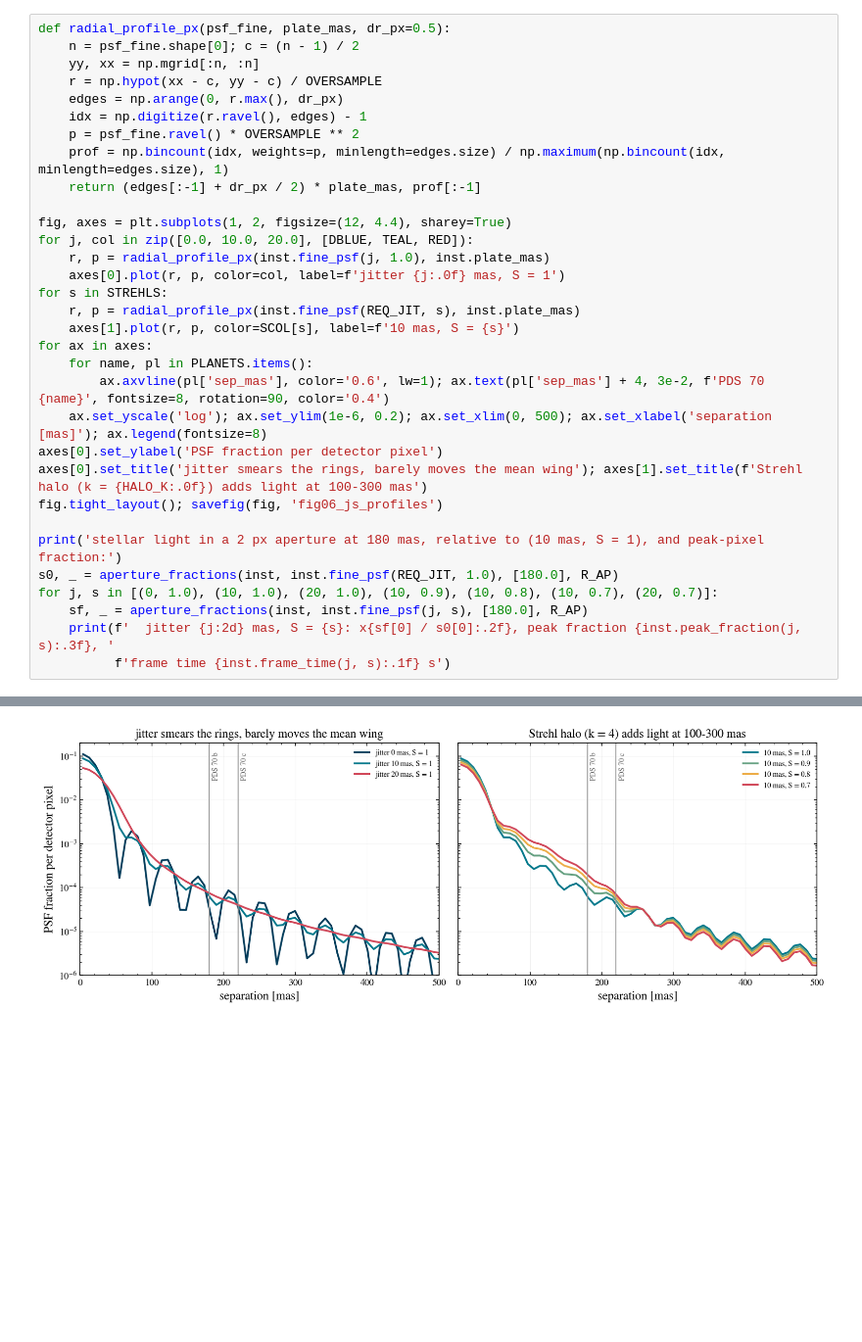
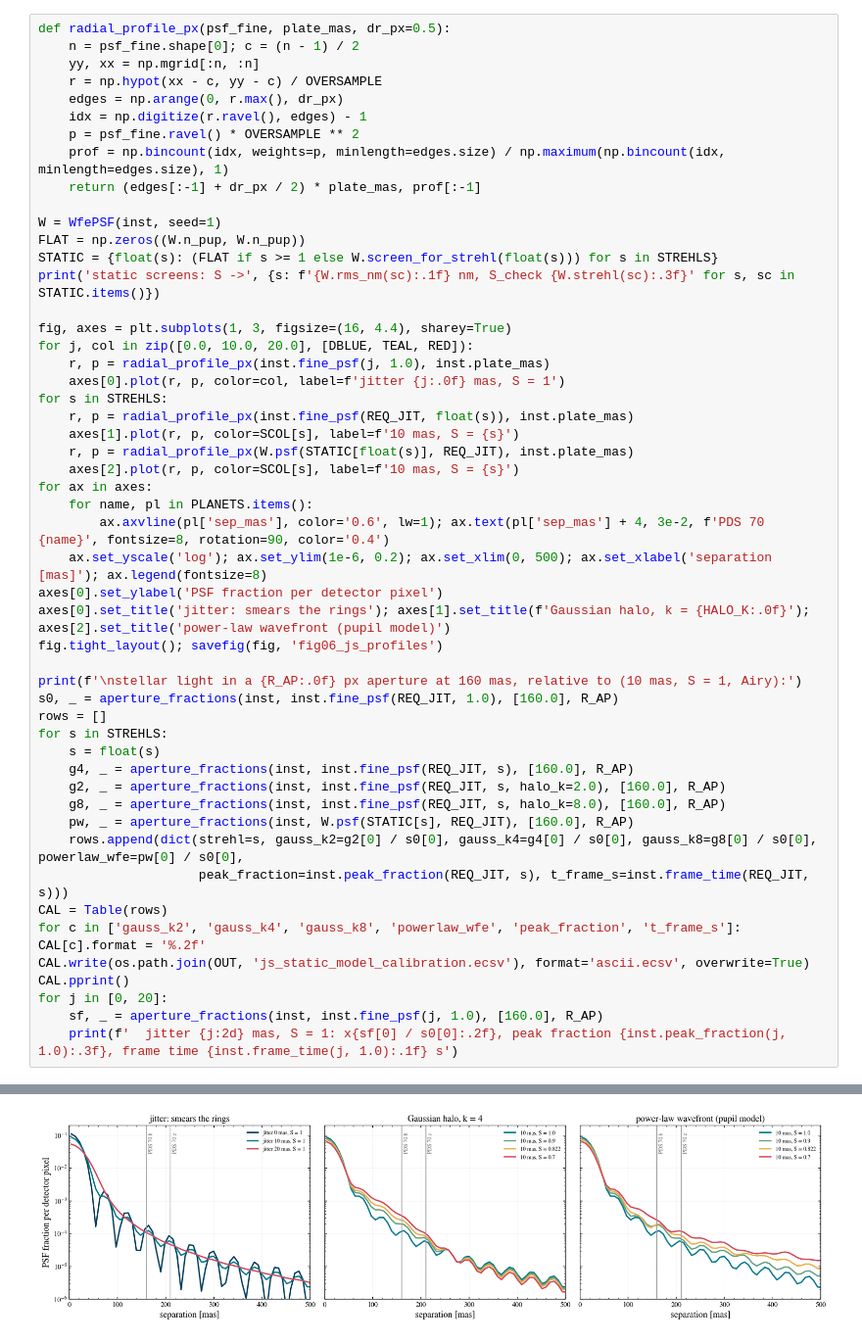
Before and after one commit to schmidt-observatories/wcc-sim, a Jupyter notebook: notebooks_scrap/halpha_hci_jitter_strehl.ipynb, the cells around one changed output, grey strips where cells are left out. Shown at 98% size. Cells and saved outputs as stored; diff of their text form; blank space fills up the shorter version.

```diff
--- a/notebooks_scrap/halpha_hci_jitter_strehl.ipynb
+++ b/notebooks_scrap/halpha_hci_jitter_strehl.ipynb
@@ -82,25 +98,44 @@ def radial_profile_px(psf_fine, plate_mas, dr_px=0.5):
     prof = np.bincount(idx, weights=p, minlength=edges.size) / np.maximum(np.bincount(idx, minlength=edges.size), 1)
     return (edges[:-1] + dr_px / 2) * plate_mas, prof[:-1]
 
-fig, axes = plt.subplots(1, 2, figsize=(12, 4.4), sharey=True)
+W = WfePSF(inst, seed=1)
+FLAT = np.zeros((W.n_pup, W.n_pup))
+STATIC = {float(s): (FLAT if s >= 1 else W.screen_for_strehl(float(s))) for s in STREHLS}
+print('static screens: S ->', {s: f'{W.rms_nm(sc):.1f} nm, S_check {W.strehl(sc):.3f}' for s, sc in STATIC.items()})
+
+fig, axes = plt.subplots(1, 3, figsize=(16, 4.4), sharey=True)
 for j, col in zip([0.0, 10.0, 20.0], [DBLUE, TEAL, RED]):
     r, p = radial_profile_px(inst.fine_psf(j, 1.0), inst.plate_mas)
     axes[0].plot(r, p, color=col, label=f'jitter {j:.0f} mas, S = 1')
 for s in STREHLS:
-    r, p = radial_profile_px(inst.fine_psf(REQ_JIT, s), inst.plate_mas)
+    r, p = radial_profile_px(inst.fine_psf(REQ_JIT, float(s)), inst.plate_mas)
     axes[1].plot(r, p, color=SCOL[s], label=f'10 mas, S = {s}')
+    r, p = radial_profile_px(W.psf(STATIC[float(s)], REQ_JIT), inst.plate_mas)
+    axes[2].plot(r, p, color=SCOL[s], label=f'10 mas, S = {s}')
 for ax in axes:
     for name, pl in PLANETS.items():
         ax.axvline(pl['sep_mas'], color='0.6', lw=1); ax.text(pl['sep_mas'] + 4, 3e-2, f'PDS 70 {name}', fontsize=8, rotation=90, color='0.4')
     ax.set_yscale('log'); ax.set_ylim(1e-6, 0.2); ax.set_xlim(0, 500); ax.set_xlabel('separation [mas]'); ax.legend(fontsize=8)
 axes[0].set_ylabel('PSF fraction per detector pixel')
-axes[0].set_title('jitter smears the rings, barely moves the mean wing'); axes[1].set_title(f'Strehl halo (k = {HALO_K:.0f}) adds light at 100-300 mas')
+axes[0].set_title('jitter: smears the rings'); axes[1].set_title(f'Gaussian halo, k = {HALO_K:.0f}'); axes[2].set_title('power-law wavefront (pupil model)')
 fig.tight_layout(); savefig(fig, 'fig06_js_profiles')
 
-print('stellar light in a 2 px aperture at 180 mas, relative to (10 mas, S = 1), and peak-pixel fraction:')
-s0, _ = aperture_fractions(inst, inst.fine_psf(REQ_JIT, 1.0), [180.0], R_AP)
-for j, s in [(0, 1.0), (10, 1.0), (20, 1.0), (10, 0.9), (10, 0.8), (10, 0.7), (20, 0.7)]:
-    sf, _ = aperture_fractions(inst, inst.fine_psf(j, s), [180.0], R_AP)
-    print(f'  jitter {j:2d} mas, S = {s}: x{sf[0] / s0[0]:.2f}, peak fraction {inst.peak_fraction(j, s):.3f}, '
-          f'frame time {inst.frame_time(j, s):.1f} s')
+print(f'\nstellar light in a {R_AP:.0f} px aperture at 160 mas, relative to (10 mas, S = 1, Airy):')
+s0, _ = aperture_fractions(inst, inst.fine_psf(REQ_JIT, 1.0), [160.0], R_AP)
+rows = []
+for s in STREHLS:
+    s = float(s)
+    g4, _ = aperture_fractions(inst, inst.fine_psf(REQ_JIT, s), [160.0], R_AP)
+    g2, _ = aperture_fractions(inst, inst.fine_psf(REQ_JIT, s, halo_k=2.0), [160.0], R_AP)
+    g8, _ = aperture_fractions(inst, inst.fine_psf(REQ_JIT, s, halo_k=8.0), [160.0], R_AP)
+    pw, _ = aperture_fractions(inst, W.psf(STATIC[s], REQ_JIT), [160.0], R_AP)
+    rows.append(dict(strehl=s, gauss_k2=g2[0] / s0[0], gauss_k4=g4[0] / s0[0], gauss_k8=g8[0] / s0[0], powerlaw_wfe=pw[0] / s0[0],
+                     peak_fraction=inst.peak_fraction(REQ_JIT, s), t_frame_s=inst.frame_time(REQ_JIT, s)))
+CAL = Table(rows)
+for c in ['gauss_k2', 'gauss_k4', 'gauss_k8', 'powerlaw_wfe', 'peak_fraction', 't_frame_s']: CAL[c].format = '%.2f'
+CAL.write(os.path.join(OUT, 'js_static_model_calibration.ecsv'), format='ascii.ecsv', overwrite=True)
+CAL.pprint()
+for j in [0, 20]:
+    sf, _ = aperture_fractions(inst, inst.fine_psf(j, 1.0), [160.0], R_AP)
+    print(f'  jitter {j:2d} mas, S = 1: x{sf[0] / s0[0]:.2f}, peak fraction {inst.peak_fraction(j, 1.0):.3f}, frame time {inst.frame_time(j, 1.0):.1f} s')
 # %% [output]
@@ -115,2 +153,2 @@ stellar light in a 2 px aperture at 180 mas, relative to (10 mas, S = 1), and pe
-[figure, old version]
+[figure, new version]
 # %% [markdown]
```
Also changed, not shown: parts of 22 cells of this notebook, 39 other files.
